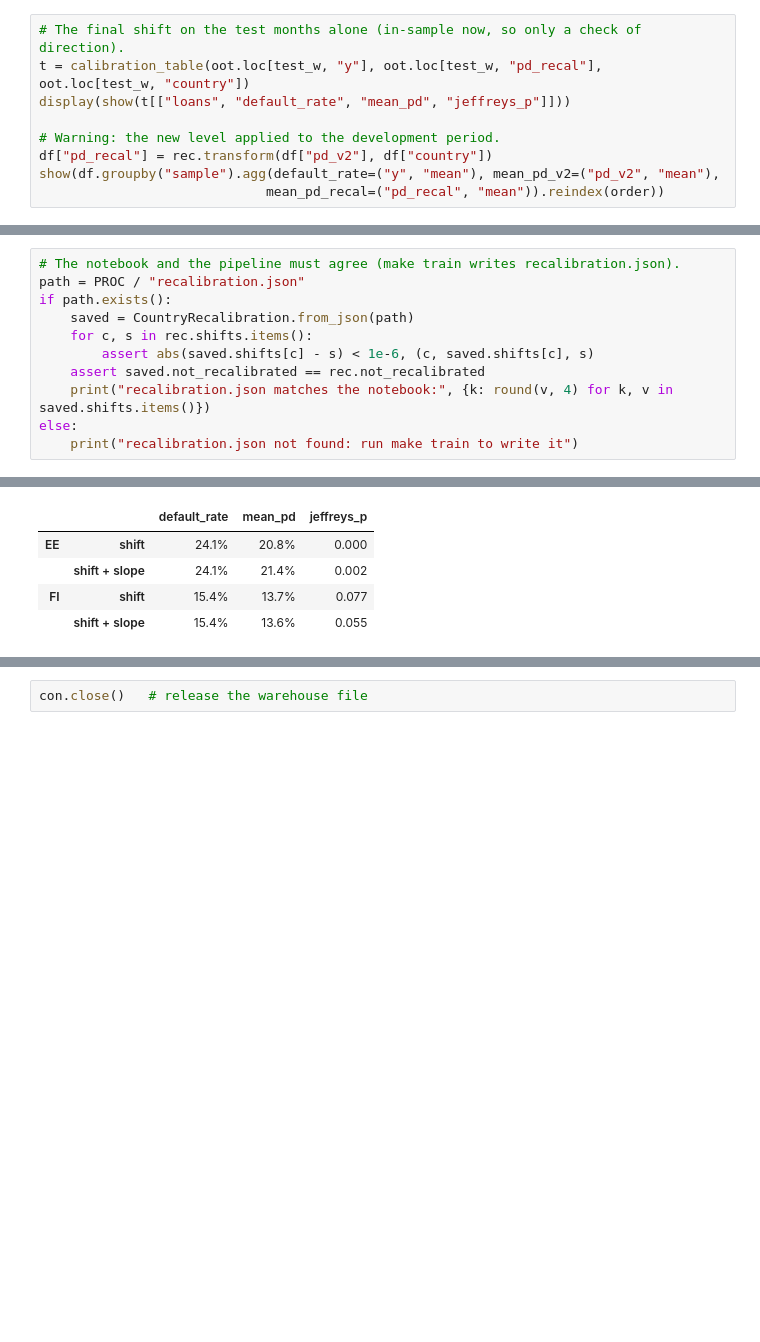
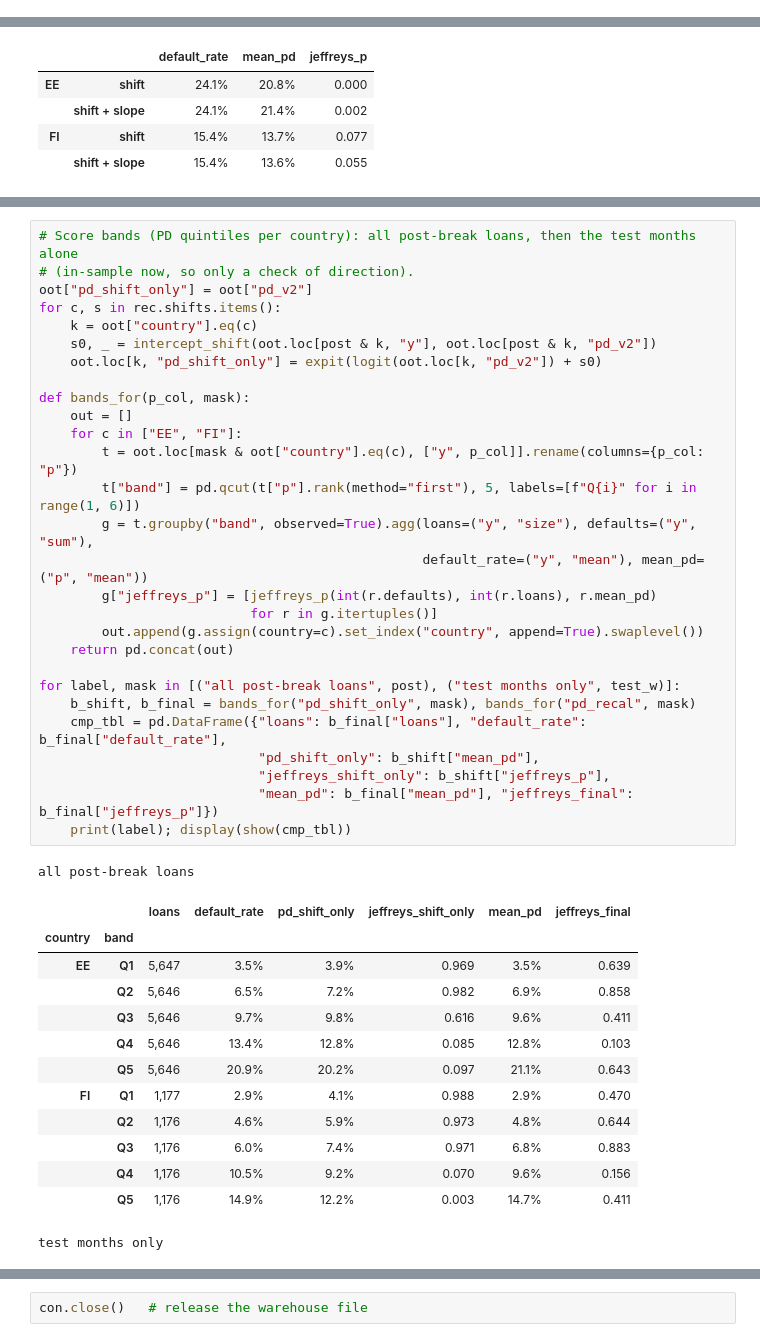
Before and after one commit to Langsi97/credit-risk-pd-engine-ifrs9, a Jupyter notebook: notebooks/08_recalibration.ipynb, the cells around one changed output, grey strips where cells are left out. Saved outputs shown, nothing was run; the diff lists cells and outputs as text; blank space fills up the shorter version.

```diff
--- a/notebooks/08_recalibration.ipynb
+++ b/notebooks/08_recalibration.ipynb
@@ -540,9 +513,0 @@ Not recalibrated: ['ES']
-# %%
-# The final shift on the test months alone (in-sample now, so only a check of direction).
-t = calibration_table(oot.loc[test_w, "y"], oot.loc[test_w, "pd_recal"], oot.loc[test_w, "country"])
-display(show(t[["loans", "default_rate", "mean_pd", "jeffreys_p"]]))
-
-# Warning: the new level applied to the development period.
-df["pd_recal"] = rec.transform(df["pd_v2"], df["country"])
-show(df.groupby("sample").agg(default_rate=("y", "mean"), mean_pd_v2=("pd_v2", "mean"),
-                             mean_pd_recal=("pd_recal", "mean")).reindex(order))
@@ -558,11 +513,0 @@ show(df.groupby("sample").agg(default_rate=("y", "mean"), mean_pd_v2=("pd_v2", "
-# %%
-# The notebook and the pipeline must agree (make train writes recalibration.json).
-path = PROC / "recalibration.json"
-if path.exists():
-    saved = CountryRecalibration.from_json(path)
-    for c, s in rec.shifts.items():
-        assert abs(saved.shifts[c] - s) < 1e-6, (c, saved.shifts[c], s)
-    assert saved.not_recalibrated == rec.not_recalibrated
-    print("recalibration.json matches the notebook:", {k: round(v, 4) for k, v in saved.shifts.items()})
-else:
-    print("recalibration.json not found: run make train to write it")
@@ -652,0 +614,43 @@ show(top)
+# %%
+# Score bands (PD quintiles per country): all post-break loans, then the test months alone
+# (in-sample now, so only a check of direction).
+oot["pd_shift_only"] = oot["pd_v2"]
+for c, s in rec.shifts.items():
+    k = oot["country"].eq(c)
+    s0, _ = intercept_shift(oot.loc[post & k, "y"], oot.loc[post & k, "pd_v2"])
+    oot.loc[k, "pd_shift_only"] = expit(logit(oot.loc[k, "pd_v2"]) + s0)
+
+def bands_for(p_col, mask):
+    out = []
+    for c in ["EE", "FI"]:
+        t = oot.loc[mask & oot["country"].eq(c), ["y", p_col]].rename(columns={p_col: "p"})
+        t["band"] = pd.qcut(t["p"].rank(method="first"), 5, labels=[f"Q{i}" for i in range(1, 6)])
+        g = t.groupby("band", observed=True).agg(loans=("y", "size"), defaults=("y", "sum"),
+                                                 default_rate=("y", "mean"), mean_pd=("p", "mean"))
+        g["jeffreys_p"] = [jeffreys_p(int(r.defaults), int(r.loans), r.mean_pd)
+                           for r in g.itertuples()]
+        out.append(g.assign(country=c).set_index("country", append=True).swaplevel())
+    return pd.concat(out)
+
+for label, mask in [("all post-break loans", post), ("test months only", test_w)]:
+    b_shift, b_final = bands_for("pd_shift_only", mask), bands_for("pd_recal", mask)
+    cmp_tbl = pd.DataFrame({"loans": b_final["loans"], "default_rate": b_final["default_rate"],
+                            "pd_shift_only": b_shift["mean_pd"],
+                            "jeffreys_shift_only": b_shift["jeffreys_p"],
+                            "mean_pd": b_final["mean_pd"], "jeffreys_final": b_final["jeffreys_p"]})
+    print(label); display(show(cmp_tbl))
+# %% [output]
+all post-break loans
+|  |  | loans | default_rate | pd_shift_only | jeffreys_shift_only | mean_pd | jeffreys_final |
+| country | band |  |  |  |  |  |  |
+| EE | Q1 | 5,647 | 3.5% | 3.9% | 0.969 | 3.5% | 0.639 |
+|  | Q2 | 5,646 | 6.5% | 7.2% | 0.982 | 6.9% | 0.858 |
+|  | Q3 | 5,646 | 9.7% | 9.8% | 0.616 | 9.6% | 0.411 |
+|  | Q4 | 5,646 | 13.4% | 12.8% | 0.085 | 12.8% | 0.103 |
+|  | Q5 | 5,646 | 20.9% | 20.2% | 0.097 | 21.1% | 0.643 |
+| FI | Q1 | 1,177 | 2.9% | 4.1% | 0.988 | 2.9% | 0.470 |
+|  | Q2 | 1,176 | 4.6% | 5.9% | 0.973 | 4.8% | 0.644 |
+|  | Q3 | 1,176 | 6.0% | 7.4% | 0.971 | 6.8% | 0.883 |
+|  | Q4 | 1,176 | 10.5% | 9.2% | 0.070 | 9.6% | 0.156 |
+|  | Q5 | 1,176 | 14.9% | 12.2% | 0.003 | 14.7% | 0.411 |
+test months only
```
Also changed, not shown: parts of 21 cells of this notebook, 5 other files.
